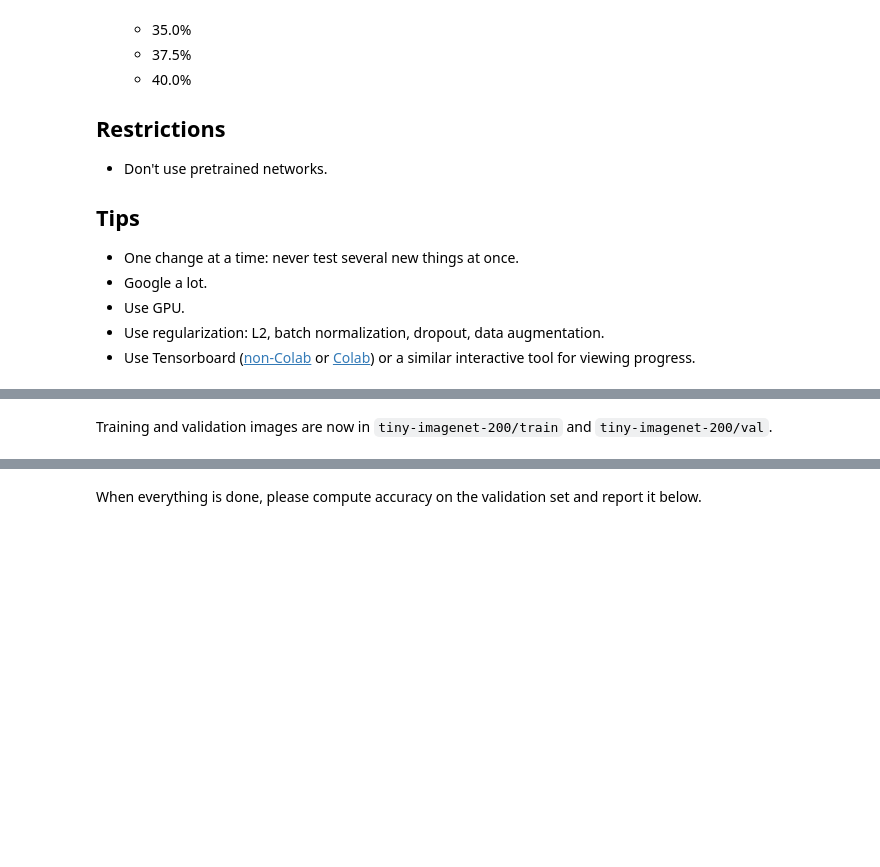
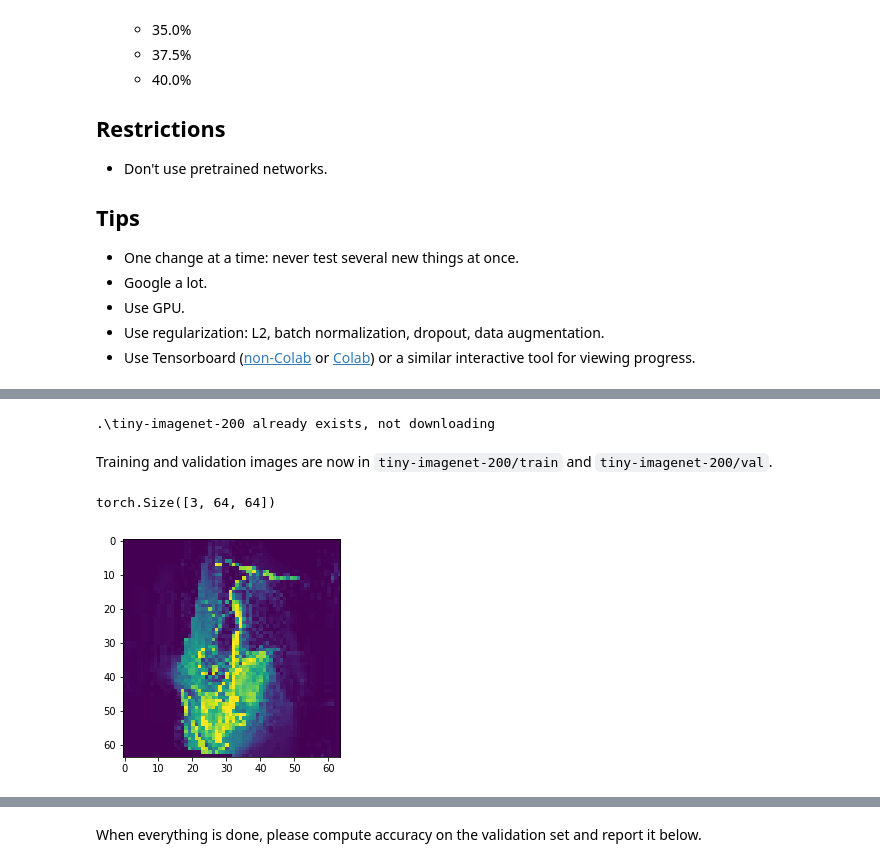
Before and after one commit to dzisandy/Deep-Learning, a Jupyter notebook: HW2/homework_part2.ipynb, the cells around one changed output, grey strips where cells are left out. Drawn from its saved outputs; the diff is of its cells as text; code cells hidden in the pictures; blank space fills up the shorter version.

Commit message:
Downloaded final version of HW2

```diff
--- a/HW2/homework_part2.ipynb
+++ b/HW2/homework_part2.ipynb
@@ -43,2 +56,6 @@ tiny_imagenet.download(".")
+# %%
+tiny_imagenet.download(".")
+# %% [output]
+.\tiny-imagenet-200 already exists, not downloading
 # %% [markdown]
 Training and validation images are now in `tiny-imagenet-200/train` and `tiny-imagenet-200/val`.
@@ -46,0 +62,27 @@ Training and validation images are now in `tiny-imagenet-200/train` and `tiny-im
+# %%
+batch_size = 100
+
+train_transform = transforms.Compose([
+        transforms.RandomRotation(5),
+        transforms.RandomHorizontalFlip(),
+        transforms.RandomAffine(degrees = 10, shear = 10, scale = (0.7, 1.05)),
+        transforms.ToTensor()])
+
+val_transform = transforms.Compose([
+        transforms.ToTensor()])
+
+
+
+data_train = torchvision.datasets.ImageFolder('tiny-imagenet-200/train', transform=train_transform)
+data_val = torchvision.datasets.ImageFolder('tiny-imagenet-200/val', transform=val_transform)
+train_loader = torch.utils.data.DataLoader(data_train, batch_size=batch_size,shuffle=True)
+val_loader = torch.utils.data.DataLoader(data_val, batch_size=batch_size,shuffle=True)
+# %%
+#Visualise to seee, if the dataloader works correctly
+for X,y in train_loader:
+    print(X[0].size())
+    plt.imshow(np.array(X[0,0,:,:]))
+    break
+# %% [output]
+torch.Size([3, 64, 64])
+[figure, added]
```
Also changed, not shown: parts of 12 cells of this notebook, 1 other file.
